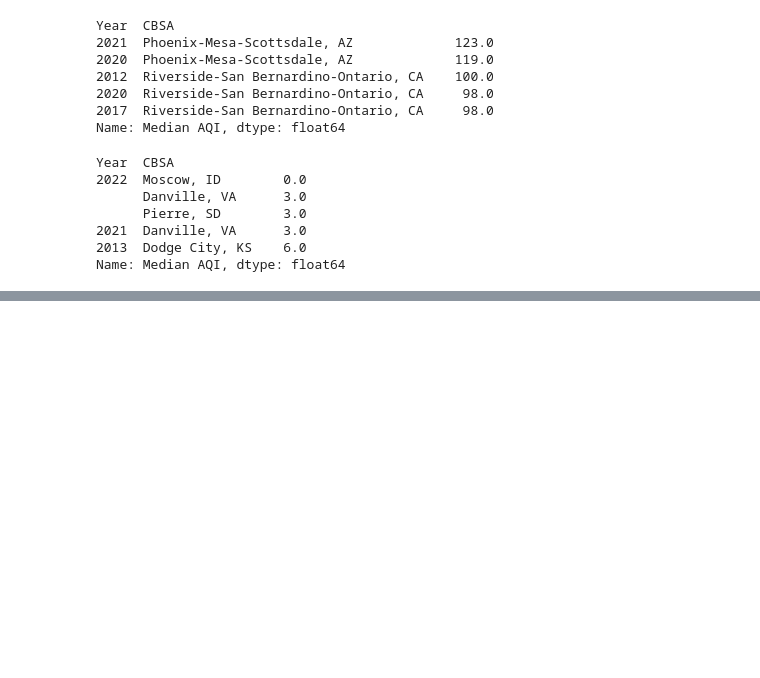
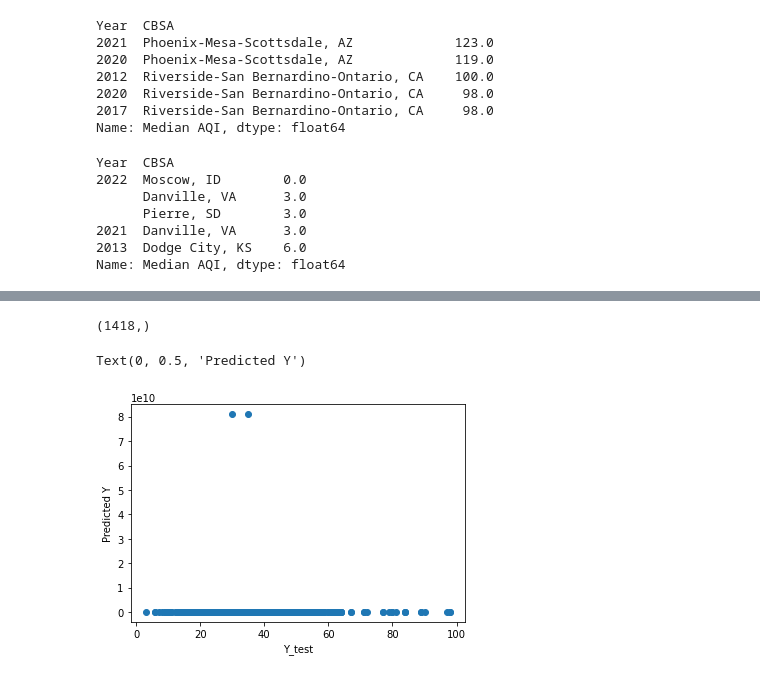
Before and after one commit to salvamike/US_Pollution-Project, a Jupyter notebook: Second Attempt/machine_learning_final.ipynb, the cells around one changed output, grey strips where cells are left out. Cells and saved outputs as stored; diff of their text form; code cells hidden in the pictures; blank space fills up the shorter version.

```diff
--- a/Second Attempt/machine_learning_final.ipynb
+++ b/Second Attempt/machine_learning_final.ipynb
@@ -121,5 +179,4 @@ memory usage: 65.5+ KB
 # %%
 # Break into targets and features
-X = combined_AQI['Median AQI']
-#y = combined_AQI['Year']
-y = pd.get_dummies(combined_AQI=='Year')
+X = combined_AQI.drop("Median AQI", axis=1)
+y = combined_AQI['Median AQI']
@@ -135,6 +215,6 @@ dtype: int64
 #from sklearn.model_selection import train_test_split
 #X_train, X_test, y_train, y_test = train_test_split(X, y, test_size=0.3, random_state=1)
 from sklearn.model_selection import train_test_split
-X_train, X_test, y_train, y_test = train_test_split(X, y, random_state=1, stratify=y)
+X_train, X_test, y_train, y_test = train_test_split(X, y, random_state=1)
 X_train.shape
 # %% [output]
@@ -154,11 +280,19 @@ print('Coefficients: \n', lin_reg.coef_)
 # %%
 #predict X_test set from data
 predictions = lin_reg.predict(X_test)
+# %%
+#check size
+y_test.shape
+# %% [output]
+(1418,)
 # %%
 #real test values versus predicted values
-plt.scatter(y_test,predictions)
-plt.xlabel('Y Test')
+plt.scatter(y_test, predictions)
+plt.xlabel('Y_test')
 plt.ylabel('Predicted Y')
+# %% [output]
+Text(0, 0.5, 'Predicted Y')
+[figure, added]
 # %%
 #evaluate the model
 from sklearn import metrics
```
Also changed, not shown: parts of 32 cells of this notebook, 1 other file.
